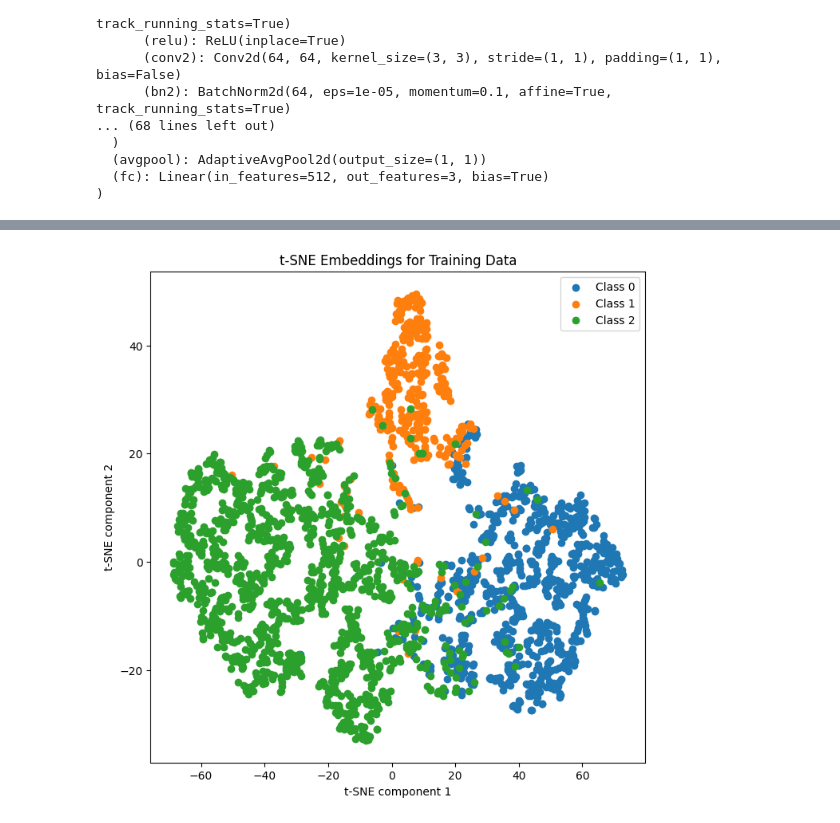
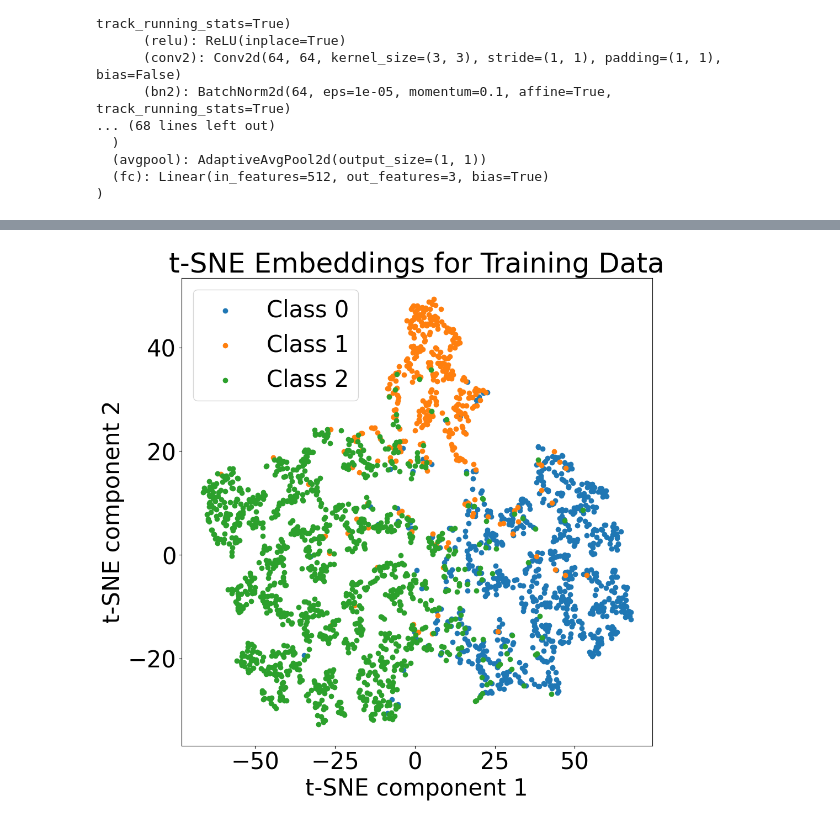
Before and after one commit to yan-ren/COMP6721_Winter2023_GroupK, a Jupyter notebook: transfer/transferlearning_resnet.ipynb, the cells around one changed output, grey strips where cells are left out. Cells and saved outputs as stored; diff of their text form; code cells hidden in the pictures.

```diff
--- a/transfer/transferlearning_resnet.ipynb
+++ b/transfer/transferlearning_resnet.ipynb
@@ -319,27 +318,28 @@ plt.show()
 # %%
 embeddings = []
 labels = []
 with torch.no_grad():
     for data in dataloaders["train"]:
         images, targets = data[0].to(device), data[1].to(device)
-        outputs = model(images)
+        outputs = model2(images)
         embeddings.append(outputs.cpu().numpy())
         labels.append(targets.cpu().numpy())
 embeddings = np.concatenate(embeddings)
 labels = np.concatenate(labels)
 
 # Apply t-SNE for visualization
 tsne = TSNE(n_components=2, perplexity=30, random_state=0)
 embeddings_tsne = tsne.fit_transform(embeddings)
 
 # Plot t-SNE embeddings
-plt.figure(figsize=(8,8))
+plt.figure(figsize=(11,11))
+plt.rcParams['font.size'] = 30
 for i in range(3):
     plt.scatter(embeddings_tsne[labels==i,0], embeddings_tsne[labels==i,1], label=f'Class {i}')
 plt.legend()
 plt.title('t-SNE Embeddings for Training Data')
 plt.xlabel("t-SNE component 1")
 plt.ylabel("t-SNE component 2")
 plt.show()
 # %% [output]
-[figure, old version]
+[figure, new version]
```
Also changed, not shown: parts of 5 cells of this notebook, 1 other file.
